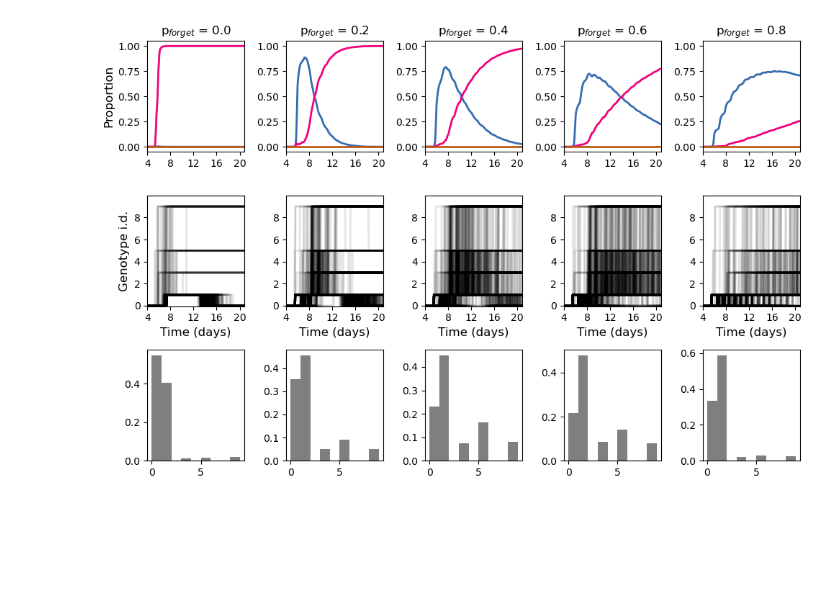
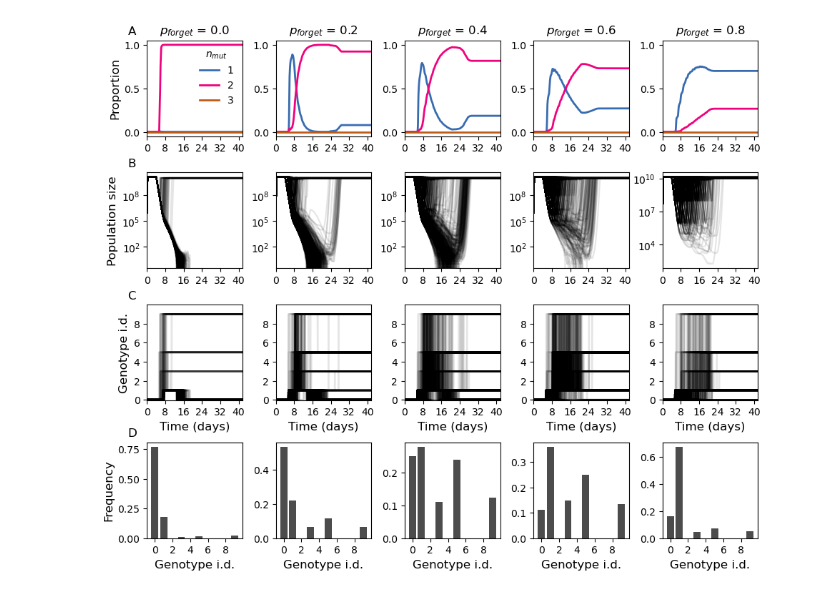
Before and after one commit to eshanking/seascapes_figures, a Jupyter notebook: figure_code/non_adherence_fig.ipynb, the cells around one changed output. Saved outputs shown, nothing was run; the diff lists cells and outputs as text; code cells hidden in the pictures; blank space fills up the shorter version.

```diff
--- a/figure_code/non_adherence_fig.ipynb
+++ b/figure_code/non_adherence_fig.ipynb
@@ -9,9 +9,7 @@ from fears.utils import results_manager, dir_manager, stats, plotter
 import pandas as pd
 import pickle
 
-os.chdir('/Users/eshanking/repos/seascapes_figures')
-
-exp_info_path = 'results/results_09292023_0001/experiment_info_09292023_0001.p'
+exp_info_path = 'results/results_09282023_0008/experiment_info_09282023_0008.p'
 xmin = 4*24
 xmax = 500
 # %%
@@ -99,6 +125,6 @@ fig.tight_layout()
 # %%
 n_conditions = len(km_data.keys())
-fig,ax_list = plt.subplots(nrows=3,ncols=n_conditions,figsize=(2*n_conditions,6.6),
+fig,ax_list = plt.subplots(nrows=4,ncols=n_conditions,figsize=(2*n_conditions,8),
                             sharex=False,sharey=False)
 
 cmap = plt.get_cmap('Accent')
@@ -120,43 +146,99 @@ for key in prop_data1.keys():
     ax = plotter.x_ticks_to_days(pop,ax)
 
     ax.set_xlim([xmin,xmax])
-    ax.set_title('p$_{forget}$ = ' + key,fontsize=12)
+    ax.set_title('$p_{forget}$ = ' + key,fontsize=12)
 
     # ax.legend(frameon=False,title='$n_{mut}$',fontsize=10)
 
     ax = ax_list[1,indx]
+
+
+    for sim_num in range(n_sims):
+        y = stats.get_population_timetrace(sim_num=sim_num,condition_num=indx,exp=roc_exp)
+        ax.plot(y,color='black',alpha=0.1)
+    ax.set_yscale('log')
+    ax.set_xticks(np.arange(0,pop.n_timestep,24*10))
+    ax = plotter.x_ticks_to_days(pop,ax)
+
+    ax = ax_list[2,indx]
 
     max_idx = max_idx_dict[key]
 
     for i in range(max_idx.shape[1]):
         ax.plot(max_idx[:,i],linewidth=2,color='k',alpha=0.1)
 
     ax.set_yticks(np.arange(0,10,2))
 
     ax.set_ylim([-0.05,10])
 
     ax.set_xlabel('Time (days)',fontsize=12)
 
-    ax = ax_list[2,indx]
+    ax = ax_list[3,indx]
 
-    max_idx = max_idx[xmin:xmax,:]
+    max_idx = max_idx[xmin:,:]
 
     max_idx = max_idx.flatten()
 
-    ax.hist(max_idx,bins=np.arange(0,10,1),color='k',alpha=0.5,density=True)
+    # ax.hist(max_idx,bins=np.arange(0,10,1),color='k',alpha=0.7,density=True,
+    #         align='mid',rwidth=0.8)
+
+    labels, counts = np.unique(max_idx, return_counts=True)
+    counts = counts/np.sum(counts)
+    ax.bar(labels, counts, align='center',color='k',alpha=0.7)
+
+    # ax.set_xticks(np.arange(0,10,2)+0.5)
+
+    # xl = list(np.arange(0,10,2).astype(int).astype(str))
+    ax.set_xticks(np.arange(0,10,2))
+    # ax.set_xticklabels(np.arange(0,10,2))
+    ax.set_xlabel('Genotype i.d.',fontsize=12)
+    # ax.set_ylim([0,1])
 
     indx+=1
 
-for ax in ax_list[0:2,:].flatten():
+xticks = np.arange(0,pop.n_timestep,24*8)
+
+for ax in ax_list[0:3,:].flatten():
     ax.set_xticks(xticks)
 
     ax = plotter.x_ticks_to_days(pop,ax)
 
-    ax.set_xlim([xmin,xmax])
+    # ax.set_xlim([xmin,xmax])
 
 ax_list[0,0].set_ylabel('Proportion',fontsize=12)
-ax_list[1,0].set_ylabel('Genotype i.d.',fontsize=12)
-fig.tight_layout()
+ax_list[1,0].set_ylabel('Population size',fontsize=12)
+ax_list[2,0].set_ylabel('Genotype i.d.',fontsize=12)
+ax_list[3,0].set_ylabel('Frequency',fontsize=12)
+
+ax_list[0,0].legend(frameon=False,fontsize=10,title='$n_{mut}$')
+
+labels = ['A','B','C','D']
+
+indx = 0
+for ax in ax_list[:,0]:
+    ax.annotate(labels[indx],xy=(-0.2,1.06),xycoords='axes fraction',
+                fontsize=12)
+    indx+=1
+
+for row in range(ax_list.shape[0]):
+    for col in range(ax_list.shape[1]):
+        ax = ax_list[row,col]
+        pos = ax.get_position()
+        pos.x0 += 0.02*col
+        pos.x1 += 0.02*col
+
+        pos.y0 -= 0.03*row
+        pos.y1 -= 0.03*row
+        ax.set_position(pos)
+
+for ax in ax_list[-1,:]:
+    pos = ax.get_position()
+    pos.y1 -= 0.01
+    pos.y0 -= 0.01
+    ax.set_position(pos)
+
+
+fig.savefig('figures/nonadherence_grid.pdf',bbox_inches='tight')
 # %% [output]
-[figure, old version]
+[figure, new version]
 # %%
```
Also changed, not shown: parts of 5 cells of this notebook, 13 other files.
